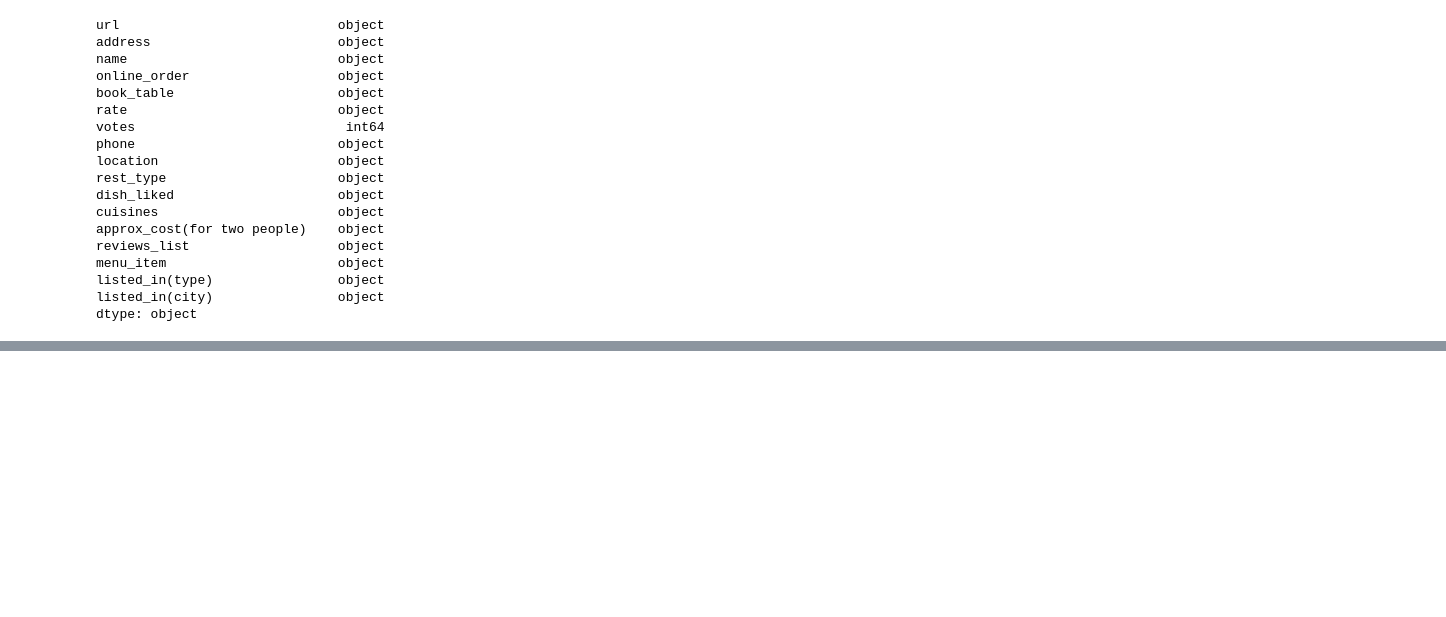
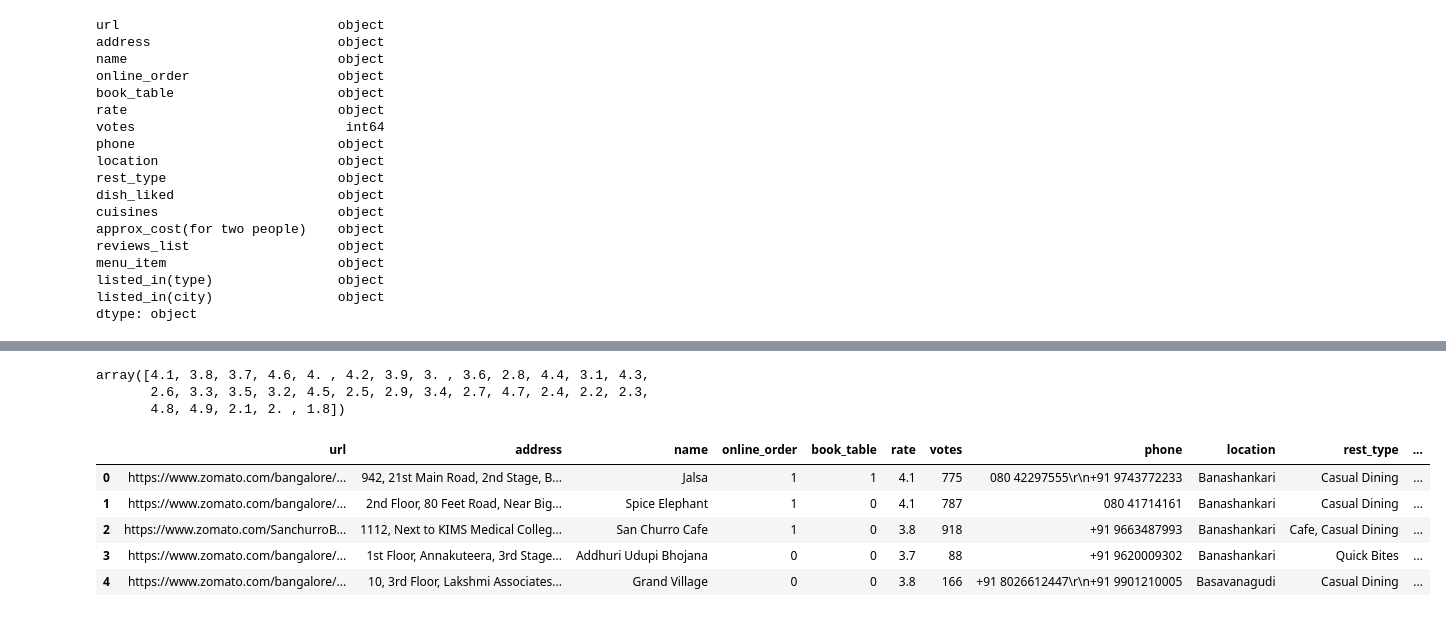
Before and after one commit to BernartGuddiny/project_zomato, a Jupyter notebook: project_zomato.ipynb, the cells around one changed output, grey strips where cells are left out. Saved outputs shown, nothing was run; the diff lists cells and outputs as text; code cells hidden in the pictures; blank space fills up the shorter version.

Commit message:
cleared the data in the project dataset

```diff
--- a/project_zomato.ipynb
+++ b/project_zomato.ipynb
@@ -107,0 +118,7 @@ dtype: int64
+# %%
+# Removing all duplicates from the dataset
+zomato.drop_duplicates(keep=False, inplace=True)
+
+# Looking at the dataset after changes
+zomato.duplicated()\
+        .sum()
@@ -107,0 +127,8 @@ dtype: int64
+# %%
+# Removing all NaN values from the dataset
+zomato.dropna(how='any', inplace=True)
+
+# Looking at the dataset after changes
+zomato.isna()\
+        .sum()\
+        .sort_values(ascending=False)
@@ -107,0 +162,8 @@ dtype: int64
+# %%
+# Renaming the columns for readability
+zomato = zomato.rename(columns={'approx_cost(for two people)': 'cost',
+                       'listed_in(type)': 'type',
+                       'listed_in(city)': 'city'})
+
+# Looking at the dataset after changes
+zomato.columns
@@ -107,0 +231,26 @@ dtype: int64
+# %%
+# Looking at the dataset after changes
+zomato.rate\
+        .unique()
+# %% [output]
+array([4.1, 3.8, 3.7, 4.6, 4. , 4.2, 3.9, 3. , 3.6, 2.8, 4.4, 3.1, 4.3,
+       2.6, 3.3, 3.5, 3.2, 4.5, 2.5, 2.9, 3.4, 2.7, 4.7, 2.4, 2.2, 2.3,
+       4.8, 4.9, 2.1, 2. , 1.8])
+# %%
+# Changing the values in the "online_order" column
+zomato.online_order\
+        .replace(('Yes','No'), (1, 0), inplace=True)
+
+# Changing the values in the "book_table" column
+zomato.book_table\
+        .replace(('Yes','No'), (1, 0), inplace=True)
+
+# Looking at the dataset after changes
+zomato.head()
+# %% [output]
+|  | url | address | name | online_order | book_table | rate | votes | phone | location | rest_type | ... |
+| 0 | https://www.zomato.com/bangalore/... | 942, 21st Main Road, 2nd Stage, B... | Jalsa | 1 | 1 | 4.1 | 775 | 080 42297555\r\n+91 9743772233 | Banashankari | Casual Dining | ... |
+| 1 | https://www.zomato.com/bangalore/... | 2nd Floor, 80 Feet Road, Near Big... | Spice Elephant | 1 | 0 | 4.1 | 787 | 080 41714161 | Banashankari | Casual Dining | ... |
+| 2 | https://www.zomato.com/SanchurroB... | 1112, Next to KIMS Medical Colleg... | San Churro Cafe | 1 | 0 | 3.8 | 918 | +91 9663487993 | Banashankari | Cafe, Casual Dining | ... |
+| 3 | https://www.zomato.com/bangalore/... | 1st Floor, Annakuteera, 3rd Stage... | Addhuri Udupi Bhojana | 0 | 0 | 3.7 | 88 | +91 9620009302 | Banashankari | Quick Bites | ... |
+| 4 | https://www.zomato.com/bangalore/... | 10, 3rd Floor, Lakshmi Associates... | Grand Village | 0 | 0 | 3.8 | 166 | +91 8026612447\r\n+91 9901210005 | Basavanagudi | Casual Dining | ... |
```
Also changed, not shown: parts of 14 cells of this notebook.
